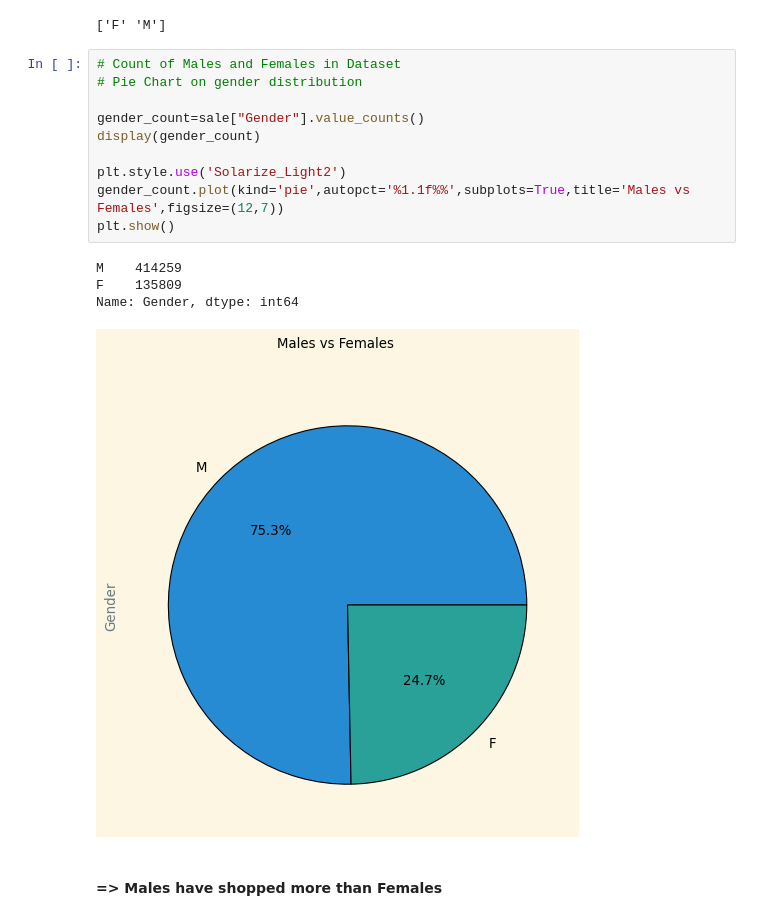
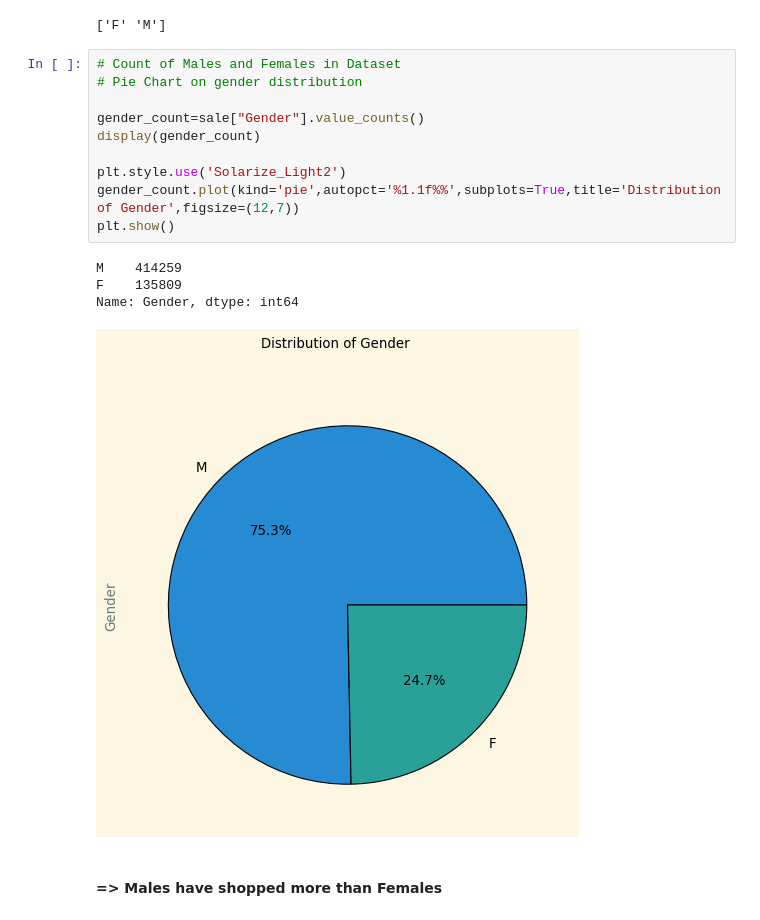
Before and after one commit to wackypiyush/PortfolioProjects, a Jupyter notebook: Black_Friday_Sale/Black_Friday.ipynb, the cells around one changed output. Drawn from its saved outputs; the diff is of its cells as text.

```diff
--- a/Black_Friday_Sale/Black_Friday.ipynb
+++ b/Black_Friday_Sale/Black_Friday.ipynb
@@ -157,17 +189,17 @@ print(sale["Gender"].unique())
 # %%
 # Count of Males and Females in Dataset
 # Pie Chart on gender distribution
 
 gender_count=sale["Gender"].value_counts()
 display(gender_count)
 
 plt.style.use('Solarize_Light2')
-gender_count.plot(kind='pie',autopct='%1.1f%%',subplots=True,title='Males vs Females',figsize=(12,7))
+gender_count.plot(kind='pie',autopct='%1.1f%%',subplots=True,title='Distribution of Gender',figsize=(12,7))
 plt.show()
 # %% [output]
 M    414259
 F    135809
 Name: Gender, dtype: int64
-[figure, old version]
+[figure, new version]
 # %% [markdown]
 #### => Males have shopped more than Females
```
Also changed, not shown: parts of 55 cells of this notebook.
